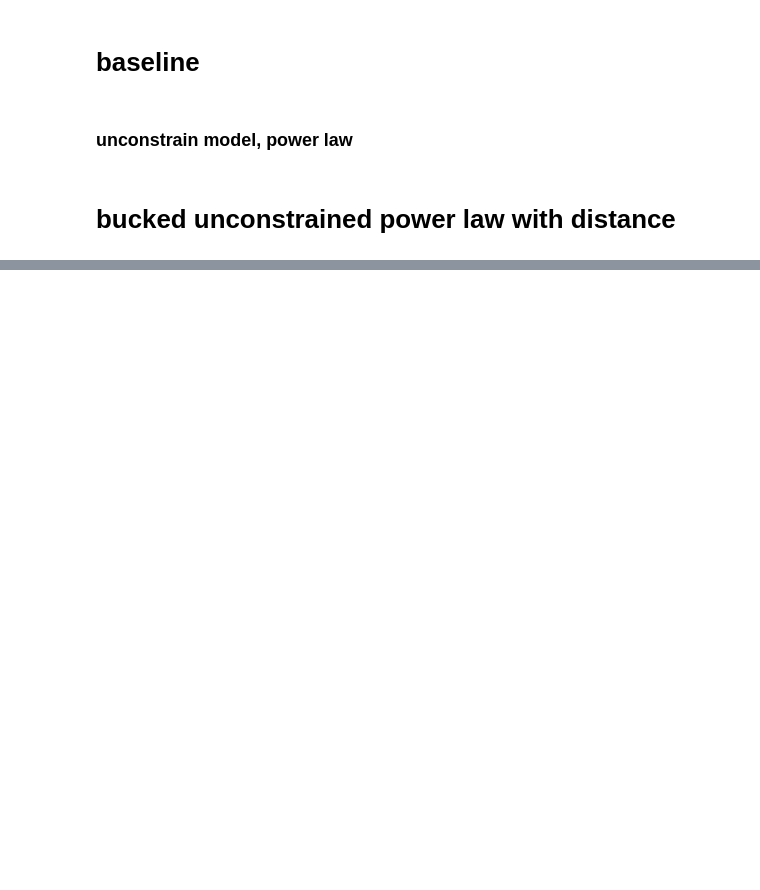
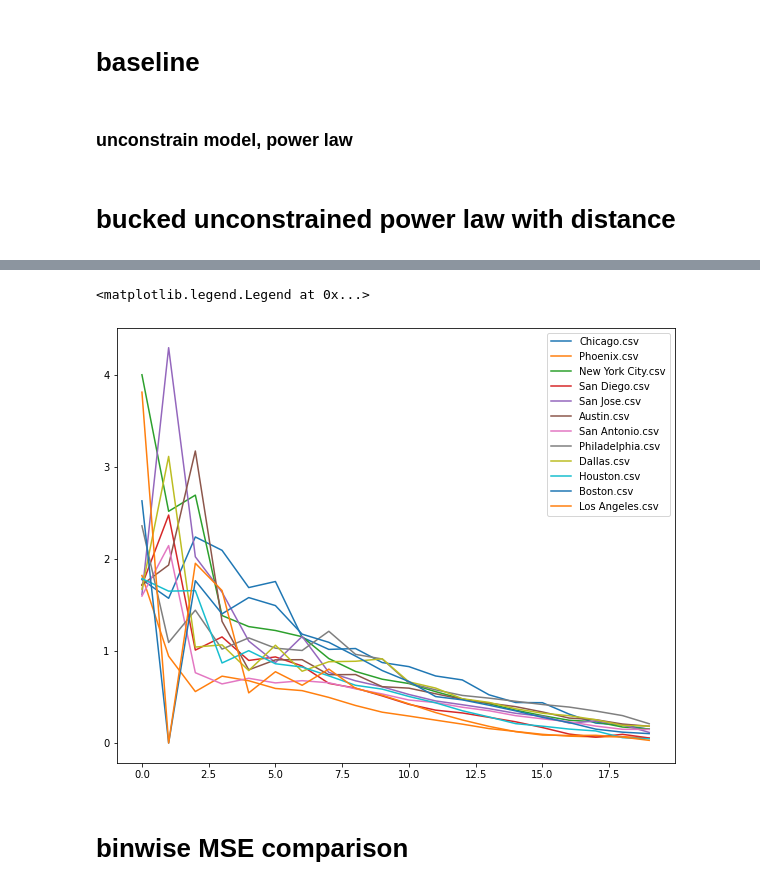
Before and after one commit to yuribogomolov/sttn, a Jupyter notebook: notebooks/generic_gravity_model.ipynb, the cells around one changed output, grey strips where cells are left out. Cells and saved outputs as stored; diff of their text form; code cells hidden in the pictures; blank space fills up the shorter version.

```diff
--- a/notebooks/generic_gravity_model.ipynb
+++ b/notebooks/generic_gravity_model.ipynb
@@ -58,7 +58,7 @@ def build_training_set(network, target_column):
     to_points = list(zip(centroid_all.lat_to, centroid_all.long_to))
     centroid_all['distance'] = haversine_vector(from_points, to_points, Unit.KILOMETERS)
     centroid_all.drop(['long_from', 'lat_from', 'long_to', 'lat_to'], axis=1, inplace=True)
-    centroid_all.loc[centroid_all.distance == 0, 'distance'] = 0.2
+    centroid_all.loc[centroid_all.distance == 0, 'distance'] = centroid_all.loc[centroid_all.distance > 0, 'distance'].min()*0.5
 
     # compute jobs and residence
     comp_aggs={target_column: 'sum'}
@@ -597,4 +127,0 @@ Los Angeles.csv
-# %%
-results = pd.DataFrame.from_dict(mseDict).T
-results.columns = ['baseline','piecewise','f(d)']
-results
@@ -614,0 +187,19 @@ results
+# %%
+def unconstrained_bucked_constant_kfit(data, target,k):
+    binf = {}
+    data[target+'k'] = k
+    # estimate F for each bin
+    for b in data['bin'].unique():
+        subData = data[data['bin'] == b]
+        X = subData[target+'k']*subData[target+'jobs'].values*subData[target+'residence'].values
+        y = subData[target+'flow'].values
+        model = sm.OLS(y,X)
+        results = model.fit()
+        subData[target+'f'] = results.params[0]
+        binf[b] = results.params[0]
+    return binf
+def unconstrained_bucked_constant_kpredict(test,target,k,binf):
+    test[target+'k'] = k
+    test[target+'f'] = test['bin'].apply(lambda x:binf[x])
+    test[target+'pred'] = test[target+'k']*test[target+'f']*test[target+'jobs']*test[target+'residence']
+    return test
@@ -614,0 +254,9 @@ results
+# %%
+def datacut(df,bins,bintarget):
+    df['bin'] = pd.cut(np.log(df['distance']), bins=bins)
+    if len(df.bin.unique())!=bintarget:
+        bins = bins+1
+        print('empty bin exist, increase bins')
+        return datacut(df,bins,bintarget)
+    else:
+        return df
@@ -614,0 +497,15 @@ results
+# %%
+fig = plt.figure(figsize=(10,8))
+for city in cities:
+    if '.csv' in city:
+        df = binfDict[city]
+        df = df.reset_index()
+        df['left'] = df['bin'].apply(lambda x: x.split(',')[0].split('(')[1]).astype(float)
+        df = df.sort_values(by='left')
+        plt.plot(range(20),df['f(d)'],label=city)
+plt.legend()
+# %% [output]
+<matplotlib.legend.Legend at 0x...>
+[figure, added]
+# %% [markdown]
+# binwise MSE comparison
```
Also changed, not shown: parts of 44 cells of this notebook.
